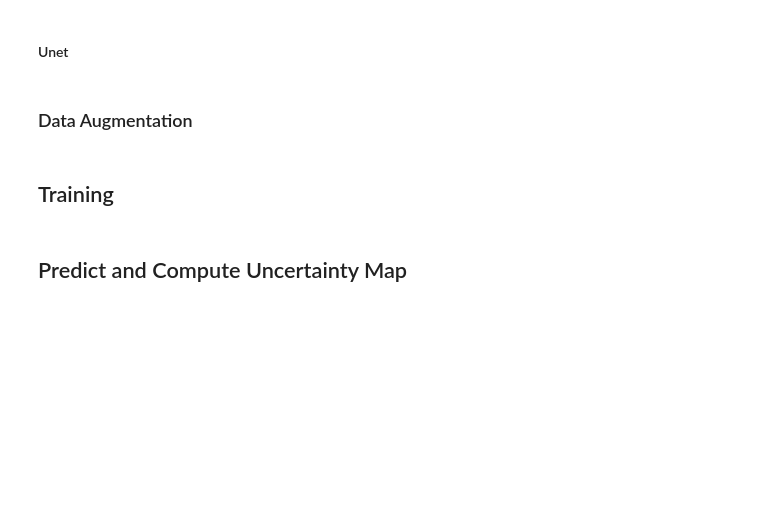
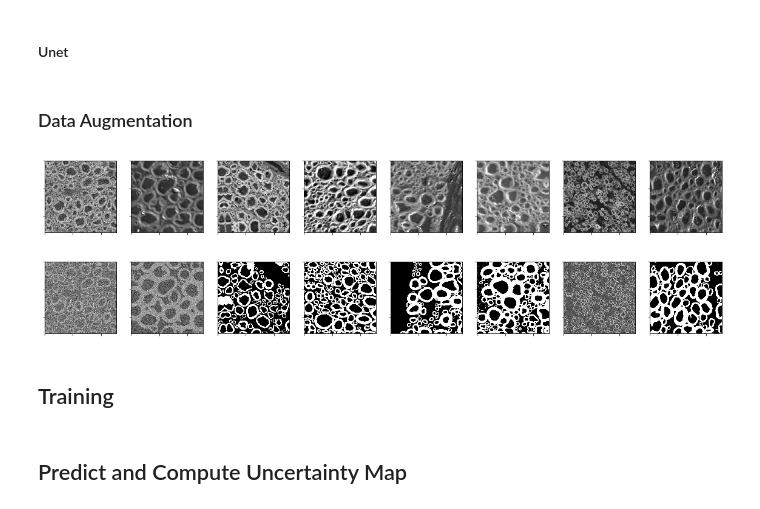
Before and after one commit to neuropoly/deep-active-learning, a Jupyter notebook: ceal/uncertainty_scratch_1709.ipynb, the cells around one changed output. Drawn from its saved outputs; the diff is of its cells as text; code cells hidden in the pictures; blank space fills up the shorter version.

Commit message:
draft data augmentation

```diff
--- a/ceal/uncertainty_scratch_1709.ipynb
+++ b/ceal/uncertainty_scratch_1709.ipynb
@@ -261,7 +293,26 @@ def data_generator():
         zoom_range = zoom_range,
         channel_shift_range = channel_shift_range,
         width_shift_range = width_shift_range,
-        height_shift_range = height_shift_range)
+        height_shift_range = height_shift_range,
+        preprocessing_function = random_gaussian_noise)
+
+def random_gaussian_noise(image):
+    apply_gaussian_noise = random.choice([True, False])
+    if apply_gaussian_noise == True:
+        output_image = noisy(image)
+    else:
+        output_image = image
+    return output_image
+
+
+def noisy(image):
+    ch, row, col = image.shape
+    mean = 0
+    sigma = np.random.uniform(low=0.0, high=0.5, size=None)
+    gauss = np.random.normal(mean, sigma, (ch, row,col))
+    gauss = gauss.reshape(ch, row,col)
+    noisy = image + gauss
+    return noisy
 # %%
 fill_mode = 'reflect'
 rotation_range= 10
@@ -313,3 +362,9 @@ for i in range(8):
+# %%
+
+visualize_data_augmentation(train_generator)
+# %% [output]
+[figure, added]
+[figure, added]
 # %% [markdown]
 ## Training
 # %%
```
Also changed, not shown: parts of 9 cells of this notebook.
